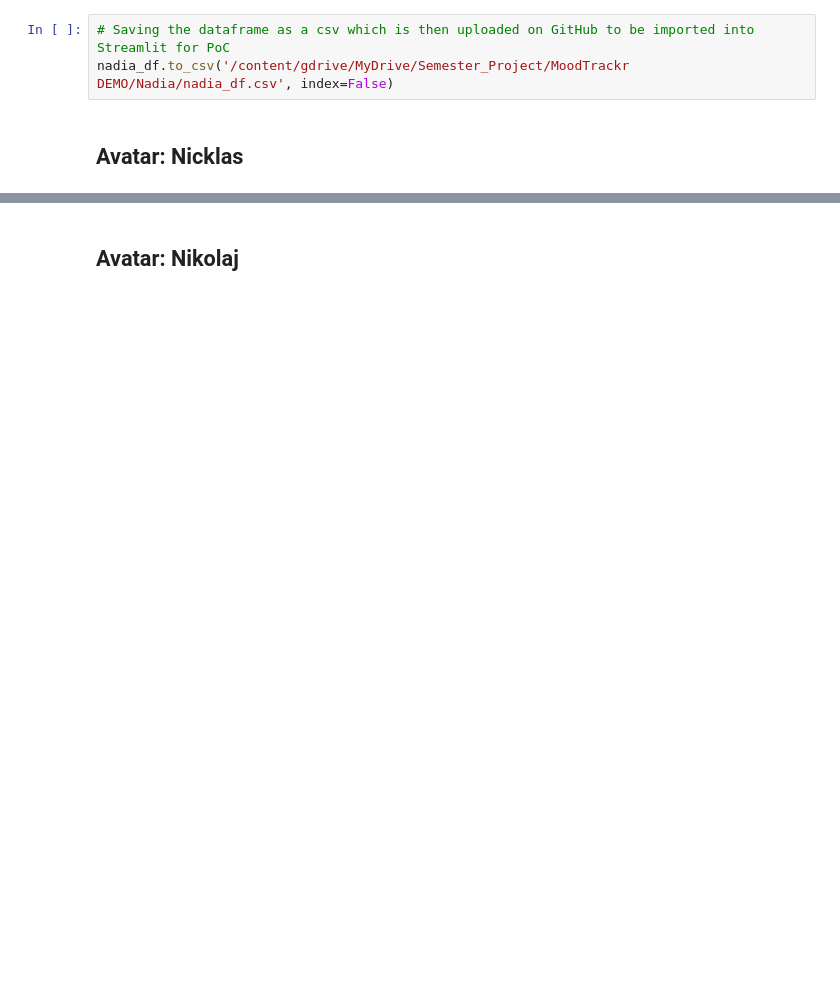
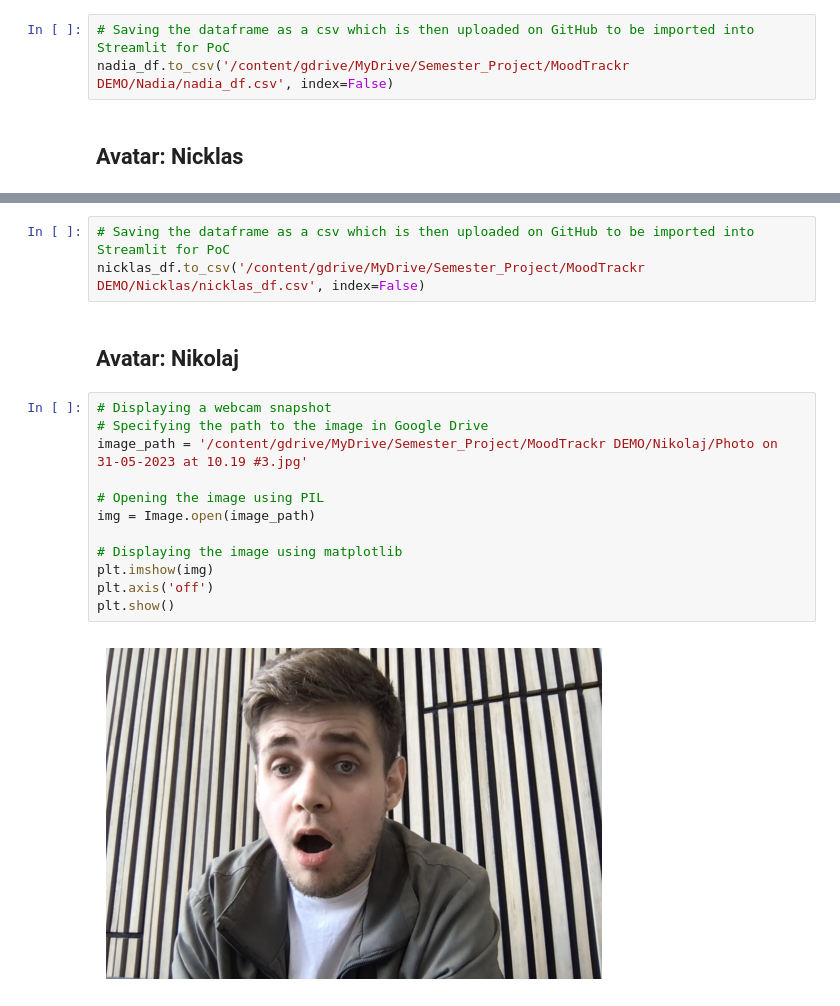
Before and after one commit to NadiaHolmlund/Semester_Project, a Jupyter notebook: Semester_Project_PoC_Datasets.ipynb, the cells around one changed output, grey strips where cells are left out. Drawn from its saved outputs; the diff is of its cells as text; blank space fills up the shorter version.

```diff
--- a/Semester_Project_PoC_Datasets.ipynb
+++ b/Semester_Project_PoC_Datasets.ipynb
@@ -155,2 +220,19 @@ nadia_df.to_csv('/content/gdrive/MyDrive/Semester_Project/MoodTrackr DEMO/Nadia/
+# %%
+# Saving the dataframe as a csv which is then uploaded on GitHub to be imported into Streamlit for PoC
+nicklas_df.to_csv('/content/gdrive/MyDrive/Semester_Project/MoodTrackr DEMO/Nicklas/nicklas_df.csv', index=False)
 # %% [markdown]
 ## Avatar: Nikolaj
+# %%
+# Displaying a webcam snapshot
+# Specifying the path to the image in Google Drive
+image_path = '/content/gdrive/MyDrive/Semester_Project/MoodTrackr DEMO/Nikolaj/Photo on 31-05-2023 at 10.19 #3.jpg'
+
+# Opening the image using PIL
+img = Image.open(image_path)
+
+# Displaying the image using matplotlib
+plt.imshow(img)
+plt.axis('off')
+plt.show()
+# %% [output]
+[figure, added]
```
Also changed, not shown: parts of 20 cells of this notebook.
